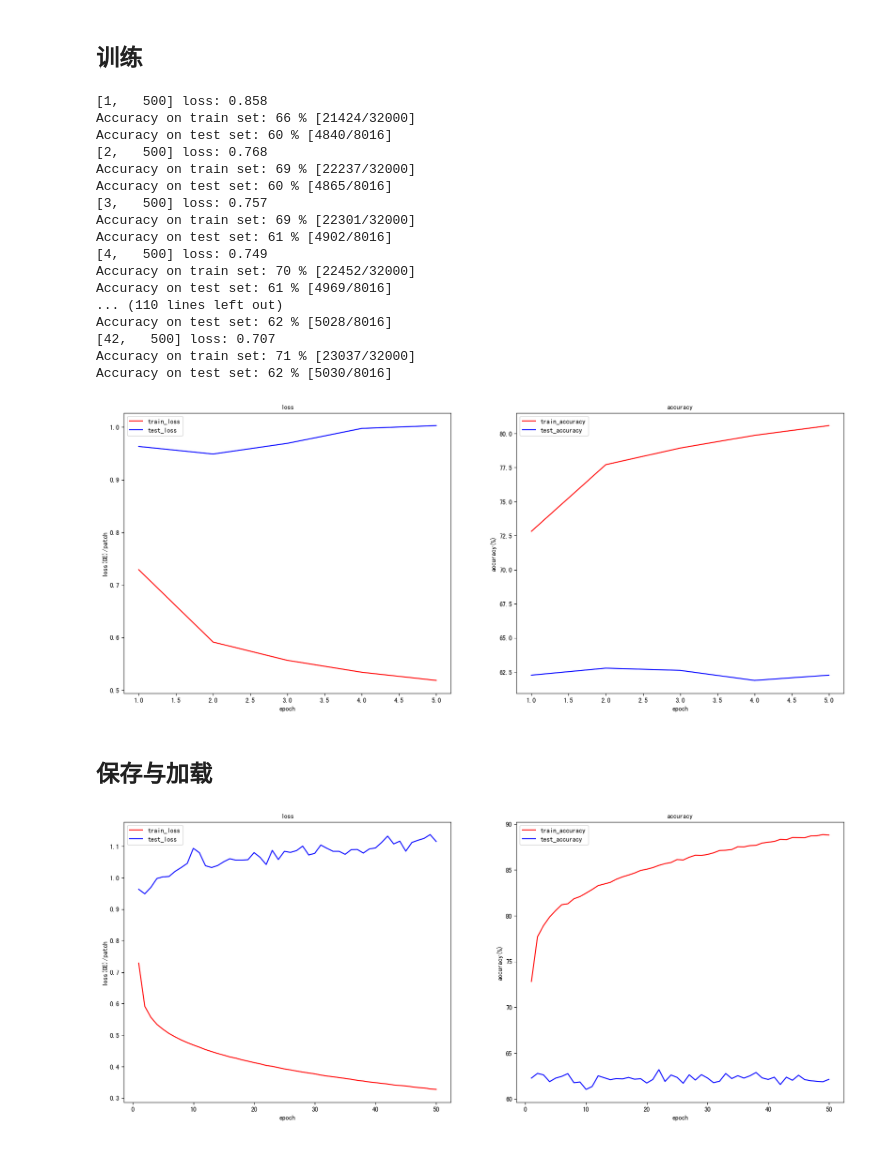
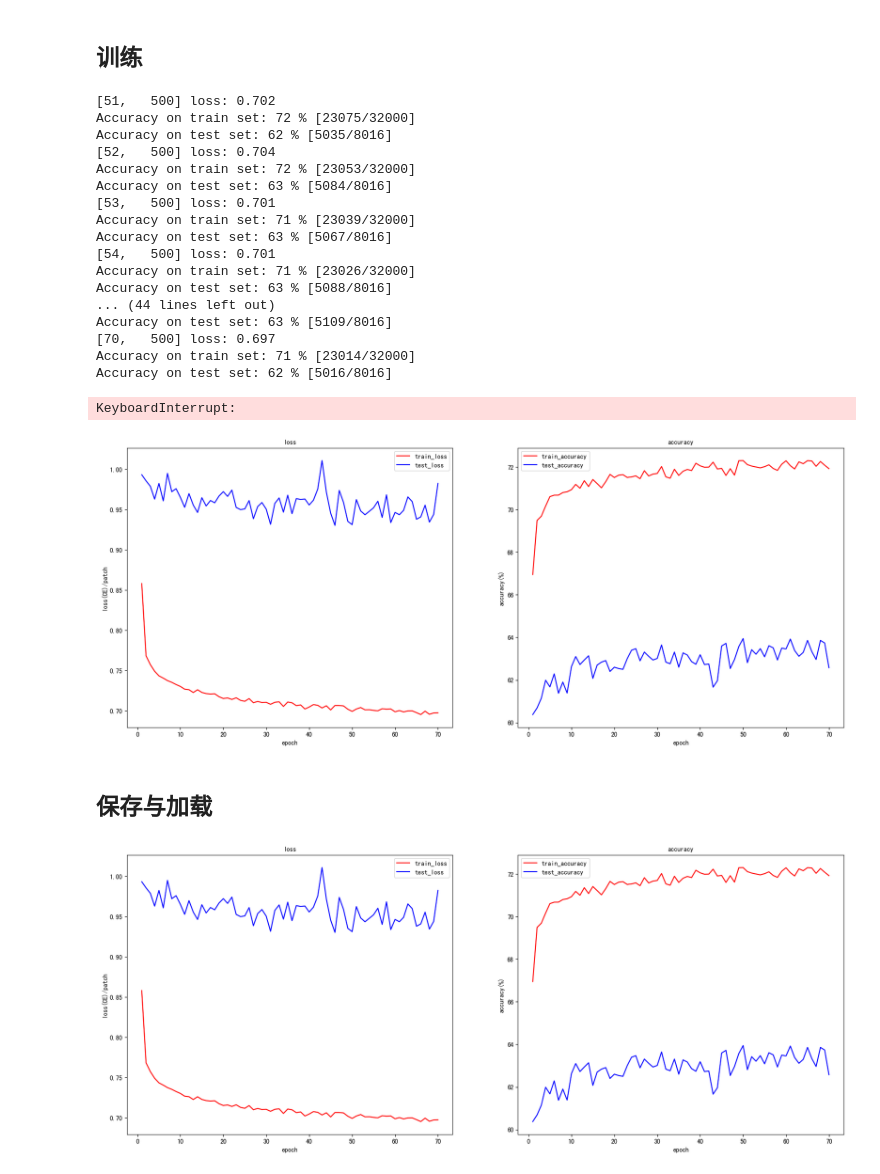
Before and after one commit to Dawnlight-Sion/A-CNN-Based-method-for-Anime-Characters-face-expressions-classification, a Jupyter notebook: Final-Project/CNN-mix-drop.ipynb, the cells around one changed output. Drawn from its saved outputs; the diff is of its cells as text; code cells hidden in the pictures.

```diff
--- a/Final-Project/CNN-mix-drop.ipynb
+++ b/Final-Project/CNN-mix-drop.ipynb
@@ -529,30 +529,31 @@ def plot_loss():
 if __name__ == '__main__':
     save_path = '..//Final-Project//model_save//'
     for epoch in range(50):
-#         epoch = epoch
+        epoch = epoch+50
         train(epoch)
         test()
         # 2个epoch保存一次模型
         if epoch % 2 == 1:
             torch.save(model.state_dict(), save_path+"Net_mix_drop_epoch"+ str(epoch+1)+ '.pth')
 # %% [output]
-[1,   500] loss: 0.858
-Accuracy on train set: 66 % [21424/32000]
-Accuracy on test set: 60 % [4840/8016]
-[2,   500] loss: 0.768
-Accuracy on train set: 69 % [22237/32000]
-Accuracy on test set: 60 % [4865/8016]
-[3,   500] loss: 0.757
-Accuracy on train set: 69 % [22301/32000]
-Accuracy on test set: 61 % [4902/8016]
-[4,   500] loss: 0.749
-Accuracy on train set: 70 % [22452/32000]
-Accuracy on test set: 61 % [4969/8016]
-... (110 lines left out)
-Accuracy on test set: 62 % [5028/8016]
-[42,   500] loss: 0.707
-Accuracy on train set: 71 % [23037/32000]
-Accuracy on test set: 62 % [5030/8016]
+[51,   500] loss: 0.702
+Accuracy on train set: 72 % [23075/32000]
+Accuracy on test set: 62 % [5035/8016]
+[52,   500] loss: 0.704
+Accuracy on train set: 72 % [23053/32000]
+Accuracy on test set: 63 % [5084/8016]
+[53,   500] loss: 0.701
+Accuracy on train set: 71 % [23039/32000]
+Accuracy on test set: 63 % [5067/8016]
+[54,   500] loss: 0.701
+Accuracy on train set: 71 % [23026/32000]
+Accuracy on test set: 63 % [5088/8016]
+... (44 lines left out)
+Accuracy on test set: 63 % [5109/8016]
+[70,   500] loss: 0.697
+Accuracy on train set: 71 % [23014/32000]
+Accuracy on test set: 62 % [5016/8016]
+KeyboardInterrupt:
 # %%
 # 换算为每个patch的loss
 test_loss_list_patch = [i * 64 for i in test_loss_list]
@@ -586,9 +587,9 @@ def plot_loss_n(n):
 
     plt.show()     #显示图片
 # %%
-plot_loss_n(5)
+plot_loss_n(70)
 # %% [output]
-[figure, old version]
+[figure, new version]
 # %% [markdown]
 ## 保存与加载
 # %%
@@ -610,9 +611,9 @@ test_loss_list = np.loadtxt("..//Final-Project//log_save//Net_mix_drop_test_loss
 train_accuracy_list = np.loadtxt("..//Final-Project//log_save//Net_mix_drop_train_accuracy_list.txt")
 test_accuracy_list = np.loadtxt("..//Final-Project//log_save//Net_mix_drop_test_accuracy_list.txt")
 # %%
-plot_loss_n(50)
+plot_loss_n(70)
 # %% [output]
-[figure, old version]
+[figure, new version]
 # %%
 test_accuracy_list.max()
 # %% [output]
```
Also changed, not shown: parts of 7 cells of this notebook, 7 other files.
